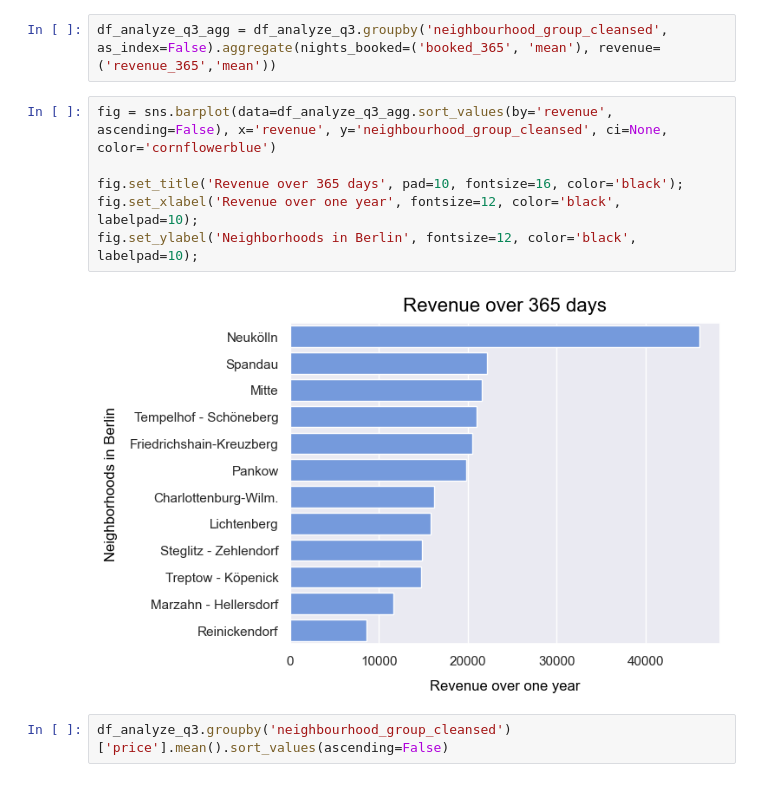
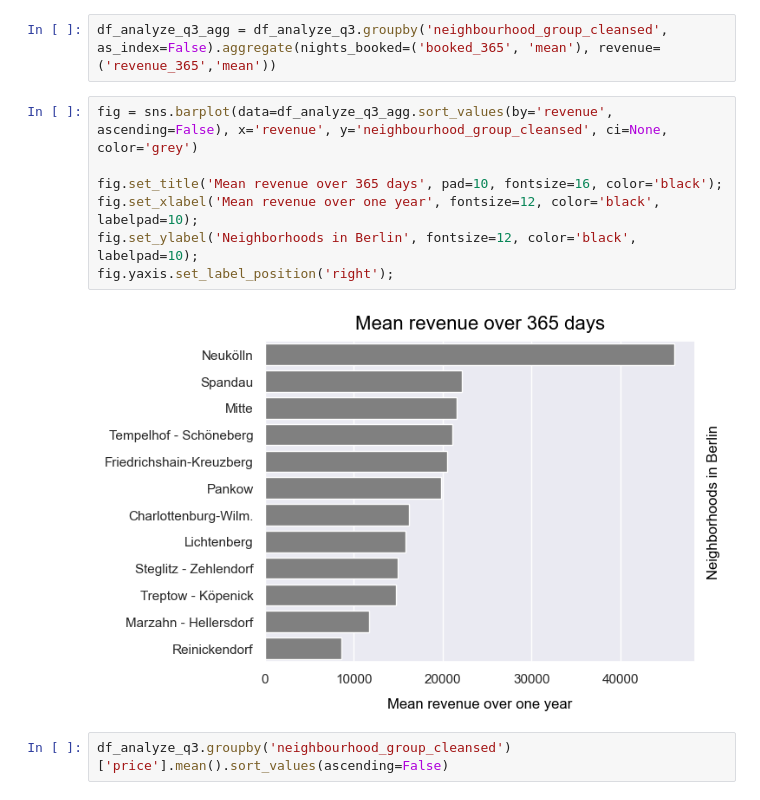
Before and after one commit to Daniel-Hutcheson/airbnb_berlin, a Jupyter notebook: q3_neighborhood_revenue.ipynb, the cells around one changed output. Cells and saved outputs as stored; diff of their text form.

```diff
--- a/q3_neighborhood_revenue.ipynb
+++ b/q3_neighborhood_revenue.ipynb
@@ -59,13 +59,14 @@ df_analyze_q3['revenue_365'] = df_analyze_q3.booked_365 * df_analyze_q3.price
 # %%
 df_analyze_q3_agg = df_analyze_q3.groupby('neighbourhood_group_cleansed', as_index=False).aggregate(nights_booked=('booked_365', 'mean'), revenue=('revenue_365','mean'))
 # %%
-fig = sns.barplot(data=df_analyze_q3_agg.sort_values(by='revenue', ascending=False), x='revenue', y='neighbourhood_group_cleansed', ci=None, color='cornflowerblue')
+fig = sns.barplot(data=df_analyze_q3_agg.sort_values(by='revenue', ascending=False), x='revenue', y='neighbourhood_group_cleansed', ci=None, color='grey')
 
-fig.set_title('Revenue over 365 days', pad=10, fontsize=16, color='black');
-fig.set_xlabel('Revenue over one year', fontsize=12, color='black', labelpad=10);
+fig.set_title('Mean revenue over 365 days', pad=10, fontsize=16, color='black');
+fig.set_xlabel('Mean revenue over one year', fontsize=12, color='black', labelpad=10);
 fig.set_ylabel('Neighborhoods in Berlin', fontsize=12, color='black', labelpad=10);
+fig.yaxis.set_label_position('right');
 # %% [output]
-[figure, old version]
+[figure, new version]
 # %%
 df_analyze_q3.groupby('neighbourhood_group_cleansed')['price'].mean().sort_values(ascending=False)
 # %% [output]
```
Also changed, not shown: parts of 1 cell of this notebook, 3 other files.
